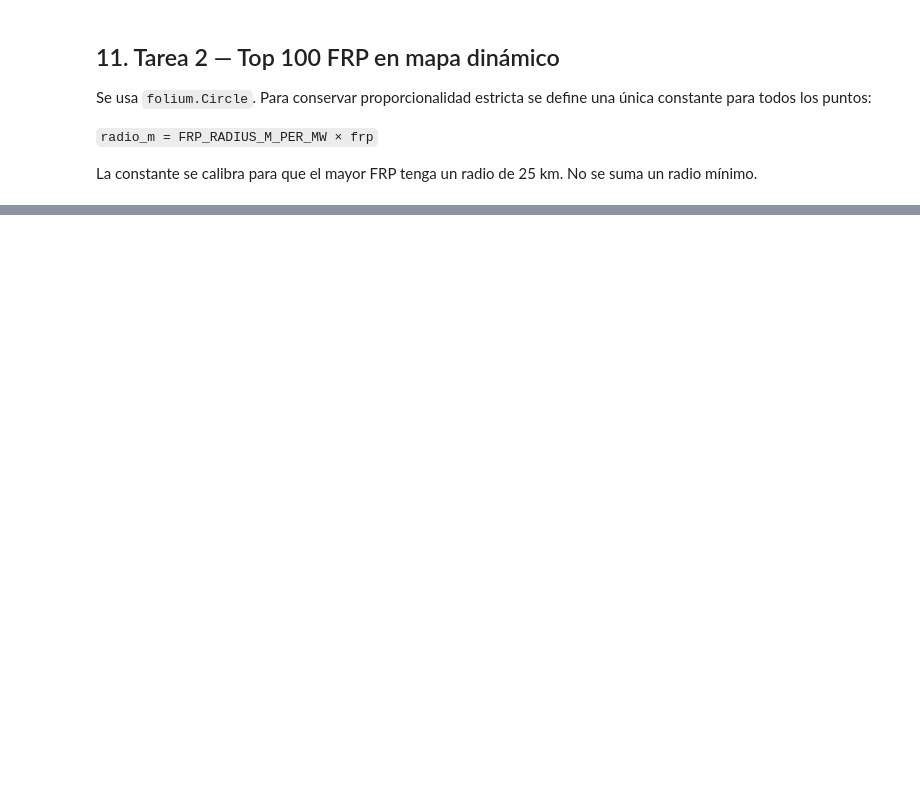
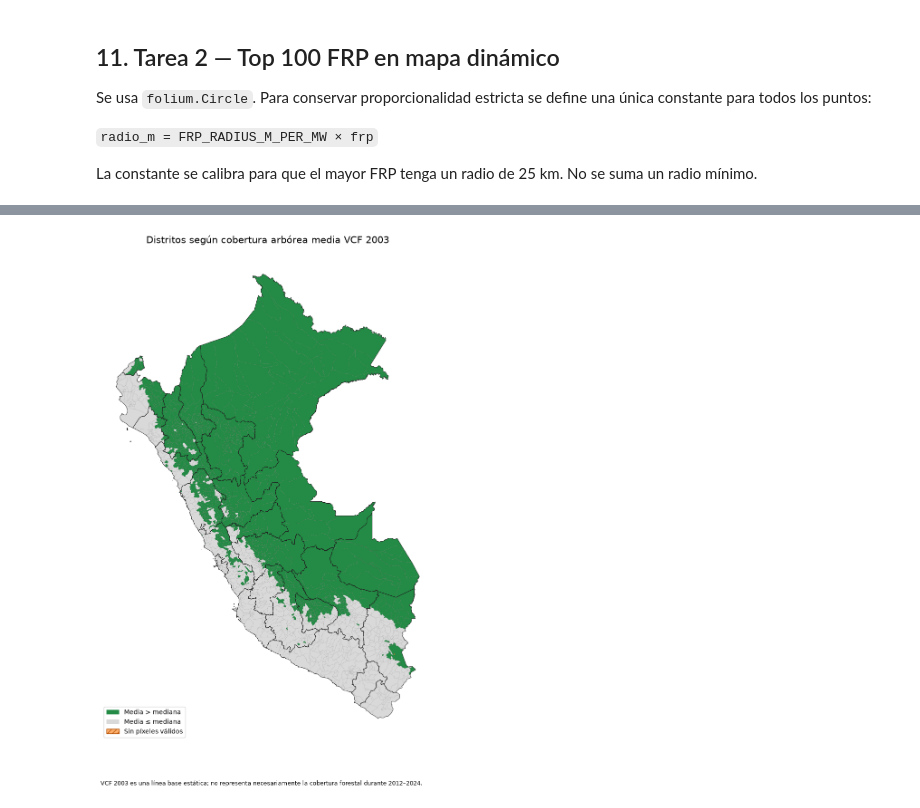
Before and after one commit to anzonyquispe/GeoAgent, a Jupyter notebook: Assignments/Assignment1/Assignment1_Tarea1-5_grupo3.ipynb, the cells around one changed output, grey strips where cells are left out. Cells and saved outputs as stored; diff of their text form; code cells hidden in the pictures; blank space fills up the shorter version.

```diff
--- a/Assignments/Assignment1/Assignment1_Tarea1-5_grupo3.ipynb
+++ b/Assignments/Assignment1/Assignment1_Tarea1-5_grupo3.ipynb
@@ -906,0 +1263,59 @@ particionado por año. Dask quedará documentado solo como alternativa.
+# %%
+from matplotlib.patches import Patch
+
+valid_not_selected = valid_district_mask & ~district_vcf_stats[
+    "selected_above_median"
+]
+no_data_mask = ~valid_district_mask
+
+fig, ax = plt.subplots(figsize=(11, 14))
+district_vcf_stats.loc[valid_not_selected].plot(
+    ax=ax, color="#d9d9d9", edgecolor="#8c8c8c", linewidth=0.12
+)
+district_vcf_stats.loc[
+    district_vcf_stats["selected_above_median"]
+].plot(ax=ax, color="#238b45", edgecolor="#35603f", linewidth=0.15)
+if no_data_mask.any():
+    district_vcf_stats.loc[no_data_mask].plot(
+        ax=ax,
+        color="#fdae6b",
+        edgecolor="#b45309",
+        linewidth=0.3,
+        hatch="///",
+    )
+departments.to_crs(district_vcf_stats.crs).boundary.plot(
+    ax=ax, color="#202020", linewidth=0.55
+)
+legend_handles = [
+    Patch(facecolor="#238b45", label="Media > mediana"),
+    Patch(facecolor="#d9d9d9", label="Media ≤ mediana"),
+]
+if no_data_mask.any():
+    legend_handles.append(
+        Patch(
+            facecolor="#fdae6b",
+            edgecolor="#b45309",
+            hatch="///",
+            label="Sin píxeles válidos",
+        )
+    )
+ax.legend(handles=legend_handles, loc="lower left", frameon=True)
+ax.set_title(
+    "Distritos según cobertura arbórea media VCF 2003",
+    fontsize=15,
+    pad=14,
+)
+ax.set_axis_off()
+fig.text(
+    0.5,
+    0.04,
+    (
+        "VCF 2003 es una línea base estática; no representa necesariamente "
+        "la cobertura forestal durante 2012–2024."
+    ),
+    ha="center",
+    fontsize=9,
+)
+plt.show()
+# %% [output]
+[figure, added]
```
Also changed, not shown: parts of 27 cells of this notebook.
